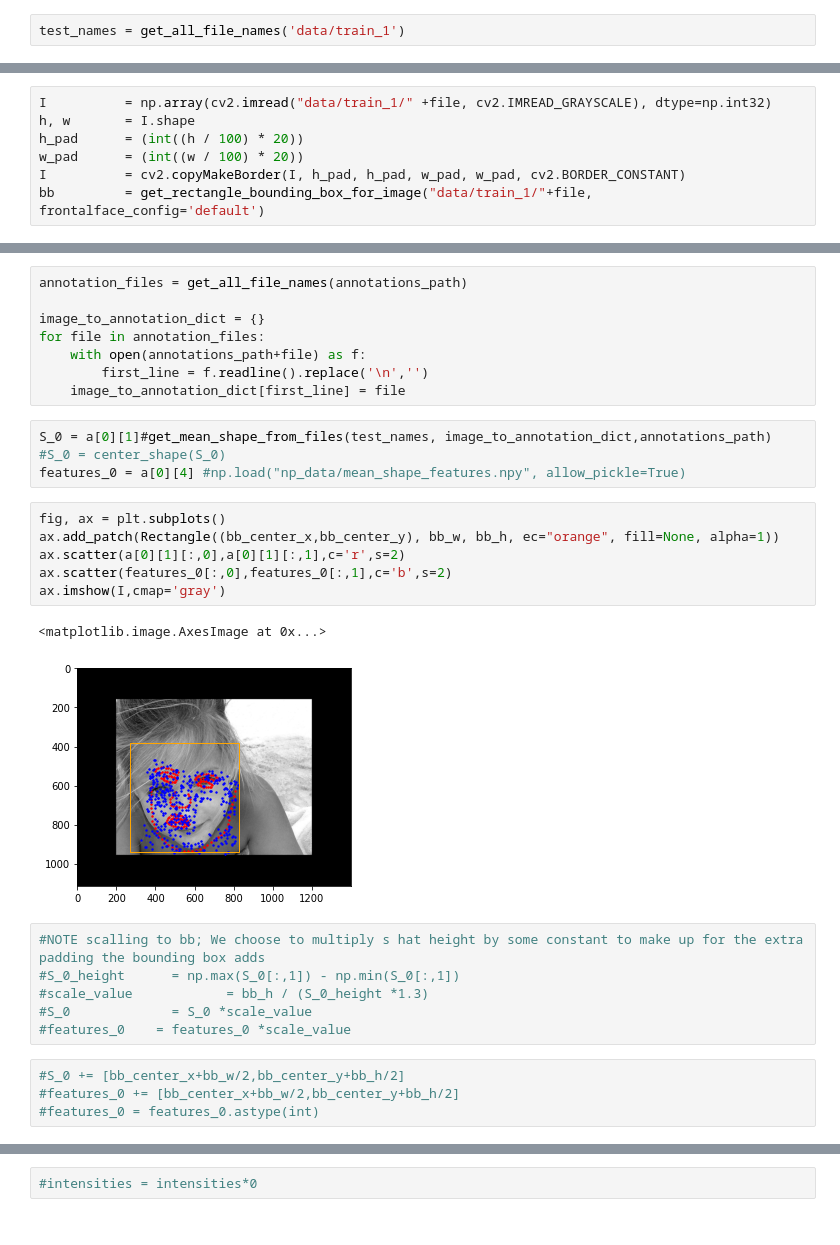
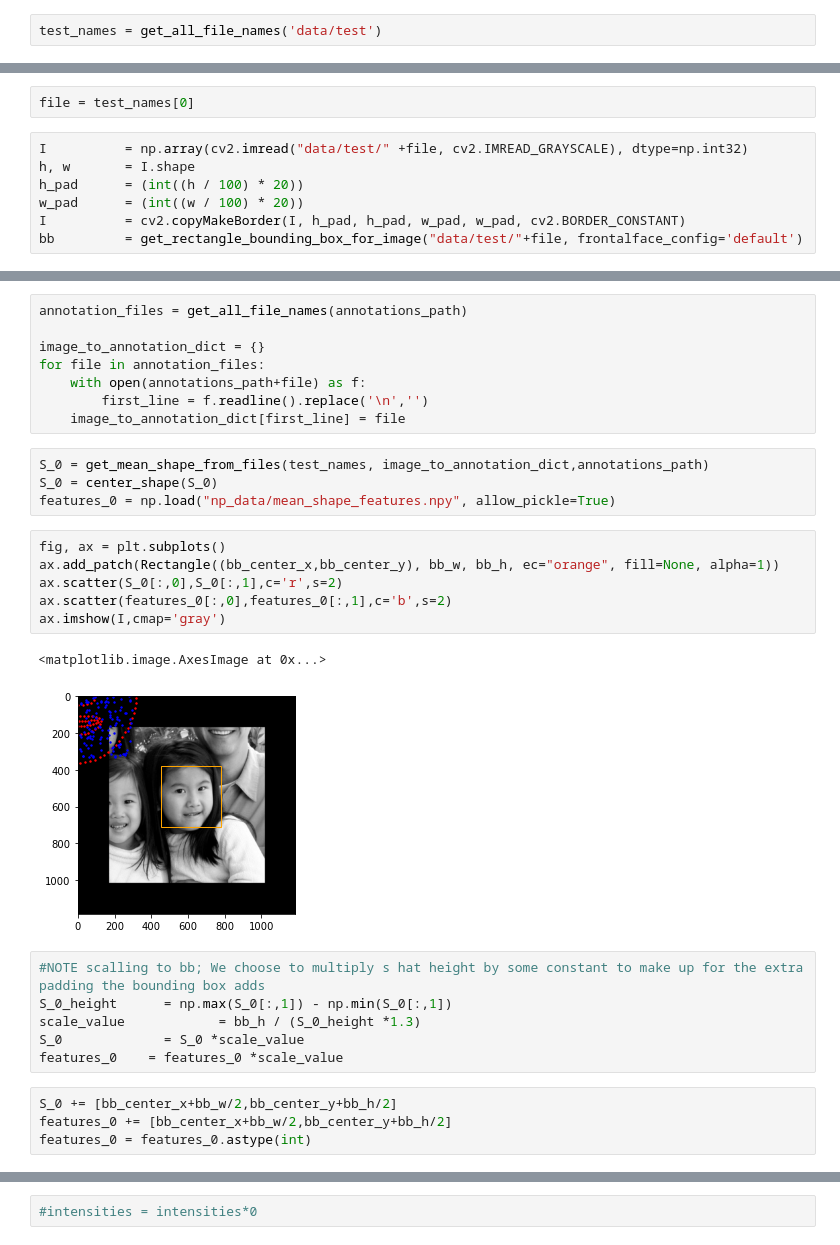
Before and after one commit to HejSumin/face_alignment, a Jupyter notebook: Predicting.ipynb, the cells around one changed output, grey strips where cells are left out. Cells and saved outputs as stored; diff of their text form.

```diff
--- a/Predicting.ipynb
+++ b/Predicting.ipynb
@@ -8,4 +72,4 @@ from matplotlib.patches import Rectangle
 # %%
 annotations_path = 'data/annotation/'
 # %%
-test_names = get_all_file_names('data/train_1')
+test_names = get_all_file_names('data/test')
@@ -16,10 +76,12 @@ a = np.load("np_data/run_input_training_data.npy", allow_pickle=True)
+# %%
+file = test_names[0]
 # %%
-I          = np.array(cv2.imread("data/train_1/" +file, cv2.IMREAD_GRAYSCALE), dtype=np.int32)
+I          = np.array(cv2.imread("data/test/" +file, cv2.IMREAD_GRAYSCALE), dtype=np.int32)
 h, w       = I.shape
 h_pad      = (int((h / 100) * 20))
 w_pad      = (int((w / 100) * 20))
 I          = cv2.copyMakeBorder(I, h_pad, h_pad, w_pad, w_pad, cv2.BORDER_CONSTANT)
-bb         = get_rectangle_bounding_box_for_image("data/train_1/"+file, frontalface_config='default')
+bb         = get_rectangle_bounding_box_for_image("data/test/"+file, frontalface_config='default')
 # %%
 bb_center_x = bb[0] + w_pad
 bb_center_y = bb[1] + h_pad
@@ -43,28 +105,28 @@ for file in annotation_files:
         first_line = f.readline().replace('\n','')
     image_to_annotation_dict[first_line] = file
 # %%
-S_0 = a[0][1]#get_mean_shape_from_files(test_names, image_to_annotation_dict,annotations_path)
-#S_0 = center_shape(S_0)
-features_0 = a[0][4] #np.load("np_data/mean_shape_features.npy", allow_pickle=True)
+S_0 = get_mean_shape_from_files(test_names, image_to_annotation_dict,annotations_path)
+S_0 = center_shape(S_0)
+features_0 = np.load("np_data/mean_shape_features.npy", allow_pickle=True)
 # %%
 fig, ax = plt.subplots()
 ax.add_patch(Rectangle((bb_center_x,bb_center_y), bb_w, bb_h, ec="orange", fill=None, alpha=1))
-ax.scatter(a[0][1][:,0],a[0][1][:,1],c='r',s=2)
+ax.scatter(S_0[:,0],S_0[:,1],c='r',s=2)
 ax.scatter(features_0[:,0],features_0[:,1],c='b',s=2)
 ax.imshow(I,cmap='gray')
 # %% [output]
 <matplotlib.image.AxesImage at 0x...>
-[figure, old version]
+[figure, new version]
 # %%
 #NOTE scalling to bb; We choose to multiply s hat height by some constant to make up for the extra padding the bounding box adds
-#S_0_height      = np.max(S_0[:,1]) - np.min(S_0[:,1])
-#scale_value            = bb_h / (S_0_height *1.3)
-#S_0             = S_0 *scale_value
-#features_0    = features_0 *scale_value
+S_0_height      = np.max(S_0[:,1]) - np.min(S_0[:,1])
+scale_value            = bb_h / (S_0_height *1.3)
+S_0             = S_0 *scale_value
+features_0    = features_0 *scale_value
 # %%
-#S_0 += [bb_center_x+bb_w/2,bb_center_y+bb_h/2]
-#features_0 += [bb_center_x+bb_w/2,bb_center_y+bb_h/2]
-#features_0 = features_0.astype(int)
+S_0 += [bb_center_x+bb_w/2,bb_center_y+bb_h/2]
+features_0 += [bb_center_x+bb_w/2,bb_center_y+bb_h/2]
+features_0 = features_0.astype(int)
 # %%
 fig, ax = plt.subplots()
 ax.add_patch(Rectangle((bb_center_x,bb_center_y), bb_w, bb_h, ec="orange", fill=None, alpha=1))
```
Also changed, not shown: parts of 19 cells of this notebook, 2 other files.
